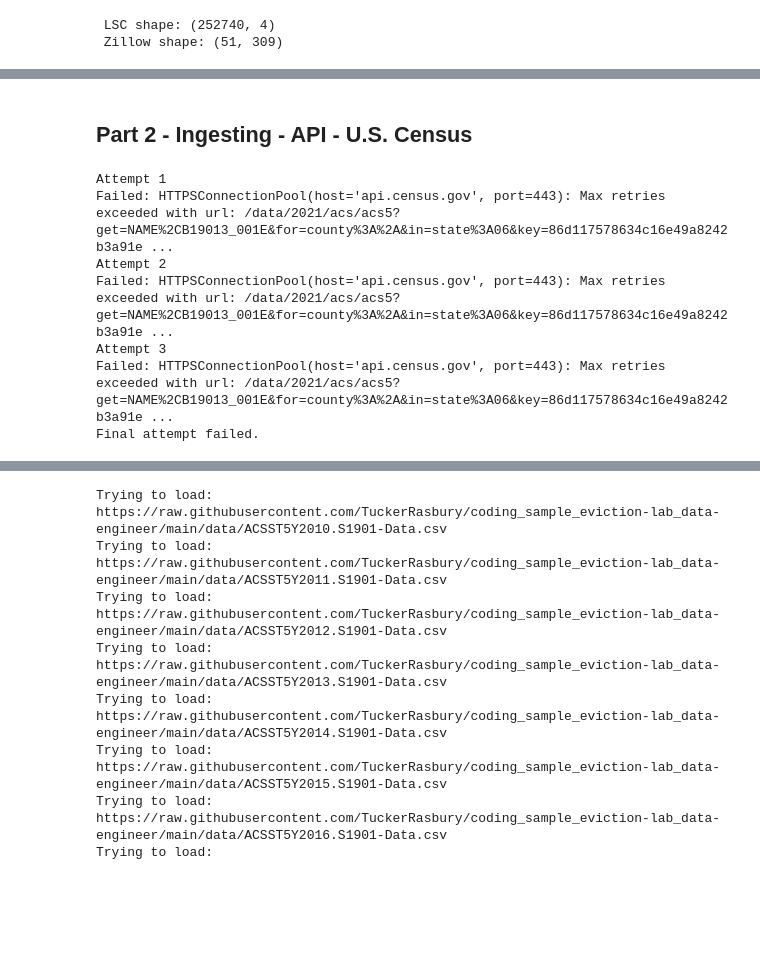
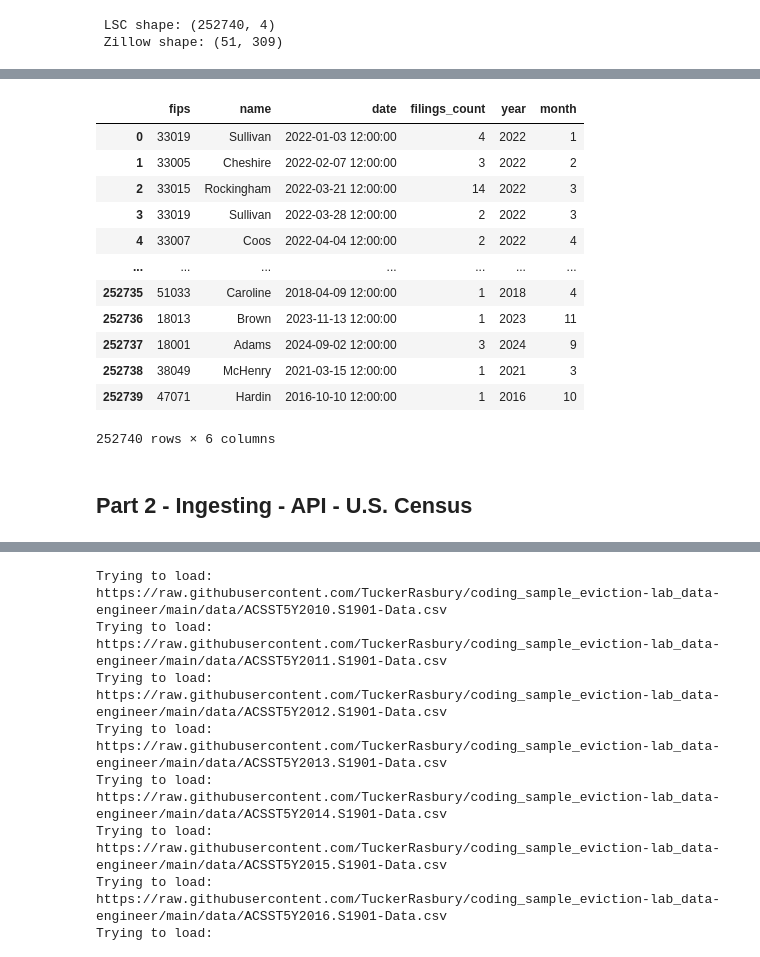
Before and after one commit to TuckerRasbury/coding_sample_eviction-lab_data-engineer, a Jupyter notebook: Eviction_Lab_Data_Engineer_Coding_Sample.ipynb, the cells around one changed output, grey strips where cells are left out. Saved outputs shown, nothing was run; the diff lists cells and outputs as text; code cells hidden in the pictures; blank space fills up the shorter version.

```diff
--- a/Eviction_Lab_Data_Engineer_Coding_Sample.ipynb
+++ b/Eviction_Lab_Data_Engineer_Coding_Sample.ipynb
@@ -134,3 +163,30 @@ print(" Zillow shape:", zillow_county_rental_df.shape)
+# %%
+# Sidebar - Data Cleaning - LSC dataset
+
+## Change the format of date to Month and Year columns without time
+# Step 1 - Convert column to datetime
+lsc_weekly_county_df['date'] = pd.to_datetime(lsc_weekly_county_df['date'])
+
+# Step 2 - Extract year and month
+lsc_weekly_county_df['year'] = lsc_weekly_county_df['date'].dt.year
+lsc_weekly_county_df['month'] = lsc_weekly_county_df['date'].dt.month
+
+# Step 3 - View new columns
+lsc_weekly_county_df
+# %% [output]
+|  | fips | name | date | filings_count | year | month |
+| 0 | 33019 | Sullivan | 2022-01-03 12:00:00 | 4 | 2022 | 1 |
+| 1 | 33005 | Cheshire | 2022-02-07 12:00:00 | 3 | 2022 | 2 |
+| 2 | 33015 | Rockingham | 2022-03-21 12:00:00 | 14 | 2022 | 3 |
+| 3 | 33019 | Sullivan | 2022-03-28 12:00:00 | 2 | 2022 | 3 |
+| 4 | 33007 | Coos | 2022-04-04 12:00:00 | 2 | 2022 | 4 |
+| ... | ... | ... | ... | ... | ... | ... |
+| 252735 | 51033 | Caroline | 2018-04-09 12:00:00 | 1 | 2018 | 4 |
+| 252736 | 18013 | Brown | 2023-11-13 12:00:00 | 1 | 2023 | 11 |
+| 252737 | 18001 | Adams | 2024-09-02 12:00:00 | 3 | 2024 | 9 |
+| 252738 | 38049 | McHenry | 2021-03-15 12:00:00 | 1 | 2021 | 3 |
+| 252739 | 47071 | Hardin | 2016-10-10 12:00:00 | 1 | 2016 | 10 |
+252740 rows × 6 columns
 # %% [markdown]
 ## Part 2 - Ingesting - API - U.S. Census
 # %%
@@ -140,41 +196,3 @@ CENSUS_API_KEY = '86d117578634c16e49a8242b3a91ee1ee93e7834'
 
 ## For PROD, we would do this with some level of secret script seperately stored in the codebase.
 ## For this proof of concept, this is acceptable for now, but will need to be deleted/updated later.
-# %%
-# Grab Median Income for All California Counties
-## The data I'm targeting herein is the ACS (American Community Survey) 5-year estimates (poverty, rent burden, etc.)
-
-
-### Step 1 - Write a function to retry accessing the data on a loop
-def fetch_with_retry(url, params, retries=3, wait=10):
-    for i in range(retries):
-        try:
-            print(f"Attempt {i+1}")
-            r = requests.get(url, params=params, timeout=15)
-            r.raise_for_status()
-            return r
-        except requests.exceptions.RequestException as e:
-            print(f"Failed: {e}")
-            time.sleep(wait)
-    print("Final attempt failed.")
-    return None
-
-### Step 2
-response = fetch_with_retry(url, params)
-if response:
-    data = response.json()
-    df = pd.DataFrame(data[1:], columns=data[0])
-    df.rename(columns={'B19013_001E': 'median_income'}, inplace=True)
-    df['median_income'] = pd.to_numeric(df['median_income'], errors='coerce')
-    df['county_fips'] = df['state'] + df['county']
-
-    print(df.head())
-    print("Loaded counties:", df.shape[0])
-# %% [output]
-Attempt 1
-Failed: HTTPSConnectionPool(host='api.census.gov', port=443): Max retries exceeded with url: /data/2021/acs/acs5?get=NAME%2CB19013_001E&for=county%3A%2A&in=state%3A06&key=86d117578634c16e49a8242b3a91e ...
-Attempt 2
-Failed: HTTPSConnectionPool(host='api.census.gov', port=443): Max retries exceeded with url: /data/2021/acs/acs5?get=NAME%2CB19013_001E&for=county%3A%2A&in=state%3A06&key=86d117578634c16e49a8242b3a91e ...
-Attempt 3
-Failed: HTTPSConnectionPool(host='api.census.gov', port=443): Max retries exceeded with url: /data/2021/acs/acs5?get=NAME%2CB19013_001E&for=county%3A%2A&in=state%3A06&key=86d117578634c16e49a8242b3a91e ...
-Final attempt failed.
```
Also changed, not shown: parts of 21 cells of this notebook.
